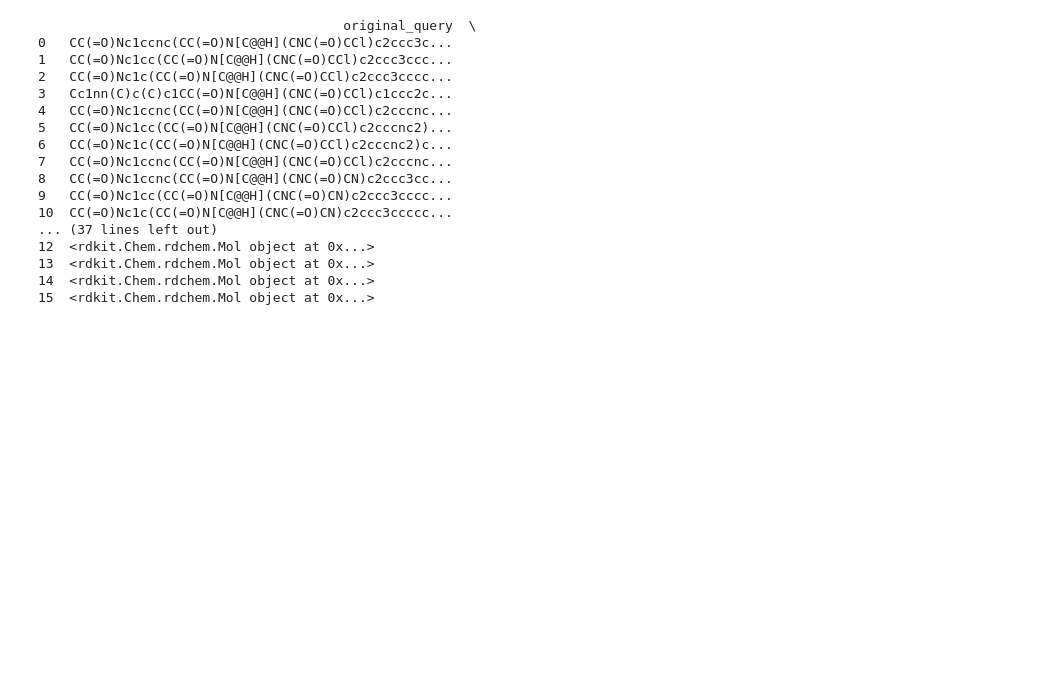
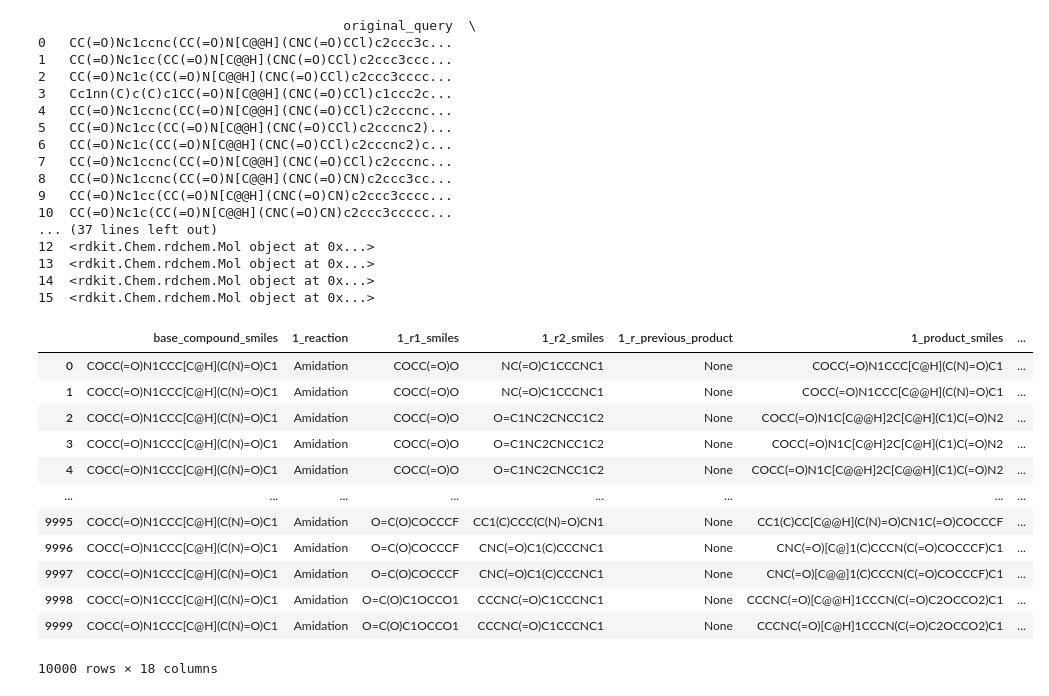
Before and after one commit to kate-fie/EV-A71-2A-syndirella-run-2, a Jupyter notebook: preparation/syndirella_input.ipynb, the cells around one changed output. Saved outputs shown, nothing was run; the diff lists cells and outputs as text; code cells hidden in the pictures; blank space fills up the shorter version.

```diff
--- a/preparation/syndirella_input.ipynb
+++ b/preparation/syndirella_input.ipynb
@@ -124,3 +124,21 @@ df
 13  <rdkit.Chem.rdchem.Mol object at 0x...>
 14  <rdkit.Chem.rdchem.Mol object at 0x...>
 15  <rdkit.Chem.rdchem.Mol object at 0x...>
+# %%
+# open hippo to make sure it looks good
+df = pd.read_pickle('../VINVRWFILPAKSR-ZETCQYMHSA-N_TyPLbw_to_hippo.pkl.gz')
+df
+# %% [output]
+|  | base_compound_smiles | 1_reaction | 1_r1_smiles | 1_r2_smiles | 1_r_previous_product | 1_product_smiles | ... |
+| 0 | COCC(=O)N1CCC[C@H](C(N)=O)C1 | Amidation | COCC(=O)O | NC(=O)C1CCCNC1 | None | COCC(=O)N1CCC[C@H](C(N)=O)C1 | ... |
+| 1 | COCC(=O)N1CCC[C@H](C(N)=O)C1 | Amidation | COCC(=O)O | NC(=O)C1CCCNC1 | None | COCC(=O)N1CCC[C@@H](C(N)=O)C1 | ... |
+| 2 | COCC(=O)N1CCC[C@H](C(N)=O)C1 | Amidation | COCC(=O)O | O=C1NC2CNCC1C2 | None | COCC(=O)N1C[C@@H]2C[C@H](C1)C(=O)N2 | ... |
+| 3 | COCC(=O)N1CCC[C@H](C(N)=O)C1 | Amidation | COCC(=O)O | O=C1NC2CNCC1C2 | None | COCC(=O)N1C[C@H]2C[C@H](C1)C(=O)N2 | ... |
+| 4 | COCC(=O)N1CCC[C@H](C(N)=O)C1 | Amidation | COCC(=O)O | O=C1NC2CNCC1C2 | None | COCC(=O)N1C[C@@H]2C[C@@H](C1)C(=O)N2 | ... |
+| ... | ... | ... | ... | ... | ... | ... | ... |
+| 9995 | COCC(=O)N1CCC[C@H](C(N)=O)C1 | Amidation | O=C(O)COCCCF | CC1(C)CCC(C(N)=O)CN1 | None | CC1(C)CC[C@@H](C(N)=O)CN1C(=O)COCCCF | ... |
+| 9996 | COCC(=O)N1CCC[C@H](C(N)=O)C1 | Amidation | O=C(O)COCCCF | CNC(=O)C1(C)CCCNC1 | None | CNC(=O)[C@]1(C)CCCN(C(=O)COCCCF)C1 | ... |
+| 9997 | COCC(=O)N1CCC[C@H](C(N)=O)C1 | Amidation | O=C(O)COCCCF | CNC(=O)C1(C)CCCNC1 | None | CNC(=O)[C@@]1(C)CCCN(C(=O)COCCCF)C1 | ... |
+| 9998 | COCC(=O)N1CCC[C@H](C(N)=O)C1 | Amidation | O=C(O)C1OCCO1 | CCCNC(=O)C1CCCNC1 | None | CCCNC(=O)[C@@H]1CCCN(C(=O)C2OCCO2)C1 | ... |
+| 9999 | COCC(=O)N1CCC[C@H](C(N)=O)C1 | Amidation | O=C(O)C1OCCO1 | CCCNC(=O)C1CCCNC1 | None | CCCNC(=O)[C@H]1CCCN(C(=O)C2OCCO2)C1 | ... |
+10000 rows × 18 columns
```
Also changed, not shown: 14 other files.
